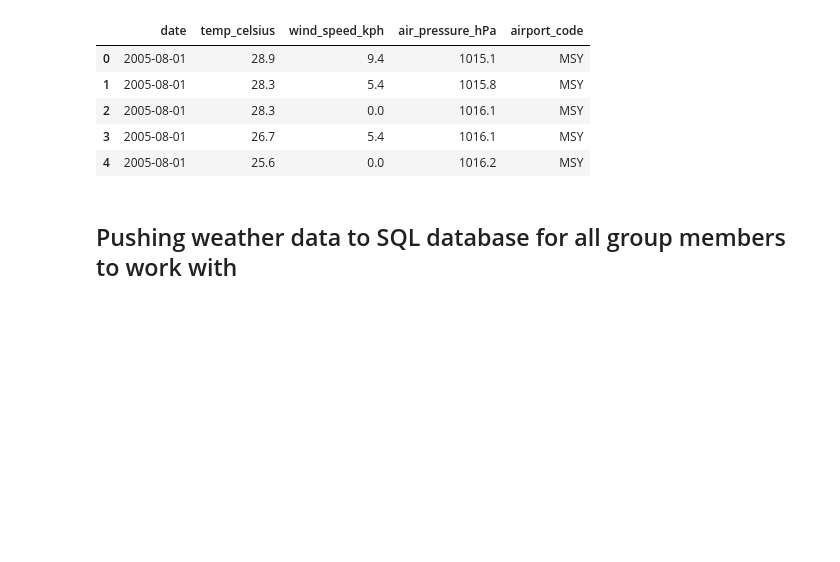
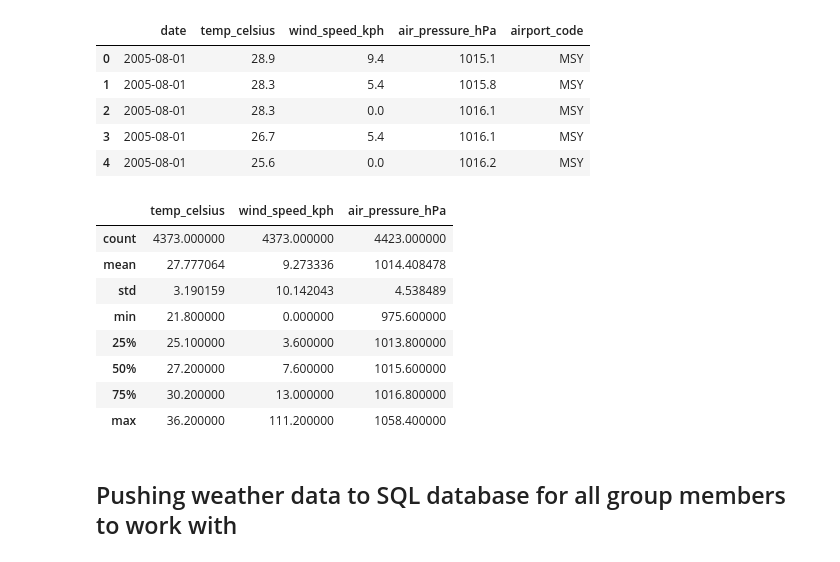
Before and after one commit to DanielSchuster259/sql-api-project-weather-flights, a Jupyter notebook: Master.ipynb, the cells around one changed output. Drawn from its saved outputs; the diff is of its cells as text; code cells hidden in the pictures; blank space fills up the shorter version.

Commit message:
weather data and plotting in master.ipynb

```diff
--- a/Master.ipynb
+++ b/Master.ipynb
@@ -983,6 +983,18 @@ df_weather_all.head()
 | 2 | 2005-08-01 | 28.3 | 0.0 | 1016.1 | MSY |
 | 3 | 2005-08-01 | 26.7 | 5.4 | 1016.1 | MSY |
 | 4 | 2005-08-01 | 25.6 | 0.0 | 1016.2 | MSY |
+# %%
+df_weather_all.describe()
+# %% [output]
+|  | temp_celsius | wind_speed_kph | air_pressure_hPa |
+| count | 4373.000000 | 4373.000000 | 4423.000000 |
+| mean | 27.777064 | 9.273336 | 1014.408478 |
+| std | 3.190159 | 10.142043 | 4.538489 |
+| min | 21.800000 | 0.000000 | 975.600000 |
+| 25% | 25.100000 | 3.600000 | 1013.800000 |
+| 50% | 27.200000 | 7.600000 | 1015.600000 |
+| 75% | 30.200000 | 13.000000 | 1016.800000 |
+| max | 36.200000 | 111.200000 | 1058.400000 |
 # %% [markdown]
 ## Pushing weather data to SQL database for all group members to work with
 # %%
```
Also changed, not shown: 1 other file.
